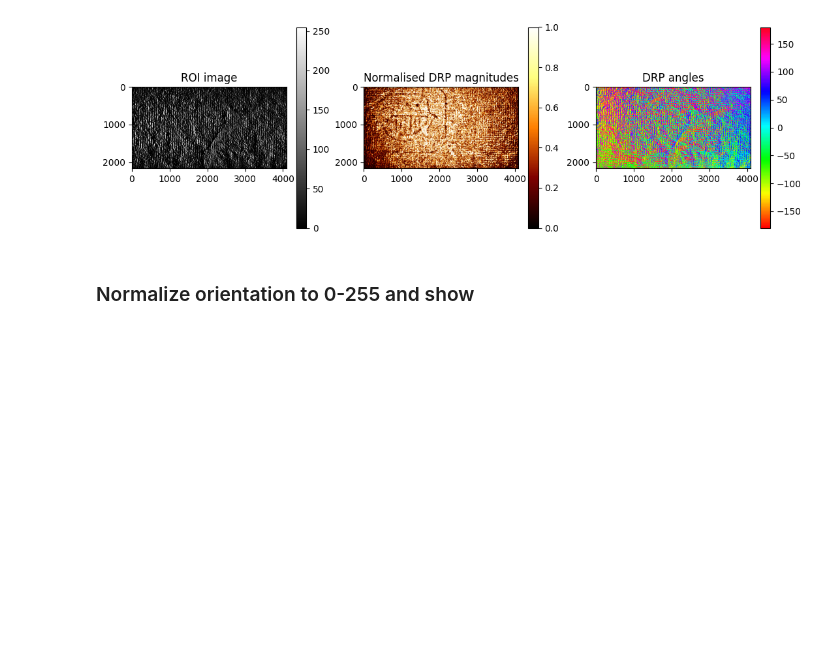
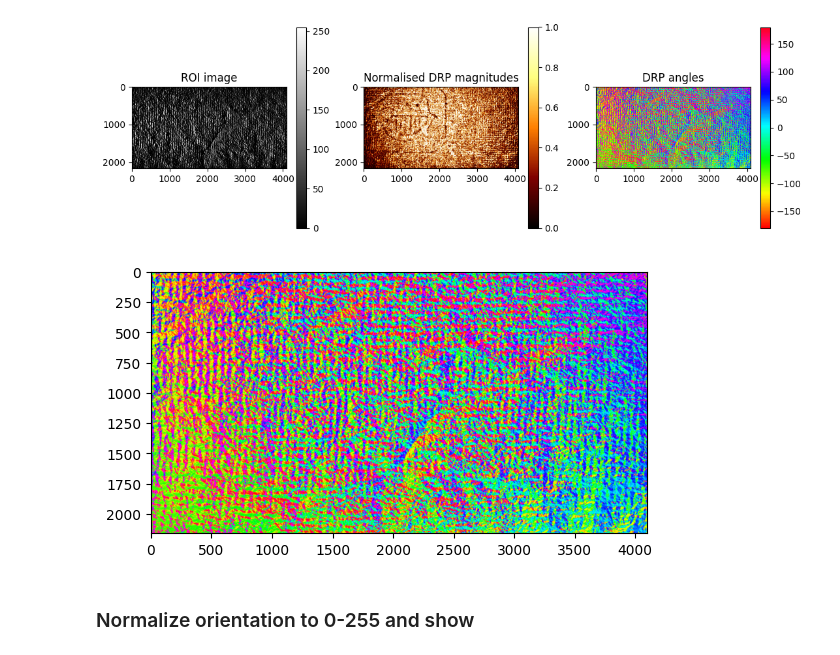
Before and after one commit to KaedeZzz/DRP-Processing, a Jupyter notebook: main.ipynb, the cells around one changed output. Drawn from its saved outputs; the diff is of its cells as text; code cells hidden in the pictures; blank space fills up the shorter version.

```diff
--- a/main.ipynb
+++ b/main.ipynb
@@ -30,6 +36,13 @@ mag_map, deg_map = drp_direction_map(images)
 img_mask = drp_mask_angle(mag_map, deg_map, orientation=90, threshold=45)
 # %% [output]
 [figure]
+# %%
+
+plt.imshow(deg_map, cmap='hsv')
+plt.savefig('deg_map.png', dpi=5000)
+plt.show()
+# %% [output]
+[figure, added]
 # %% [markdown]
 ### Normalize orientation to 0-255 and show
 # %%
```
Also changed, not shown: parts of 6 cells of this notebook, 1 other file.
